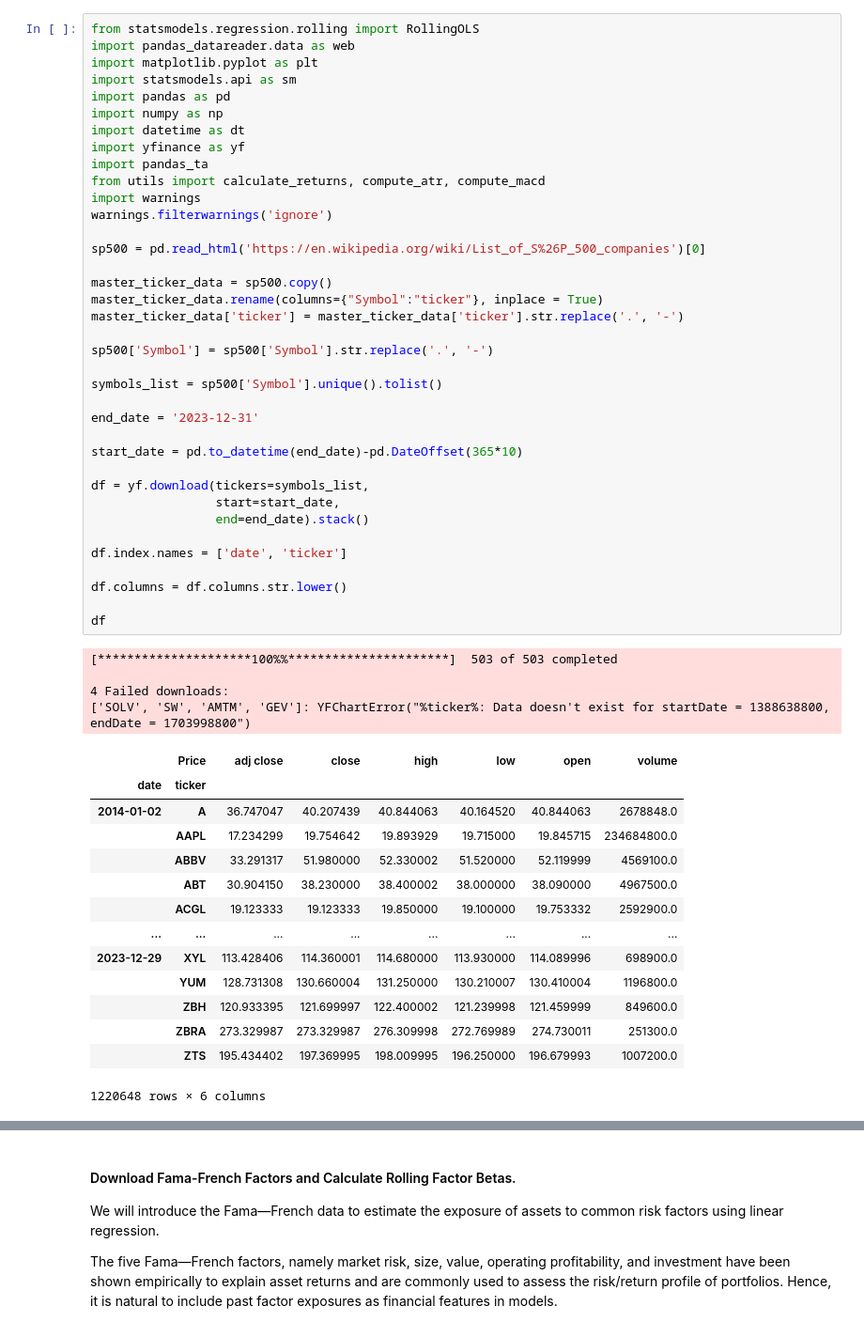
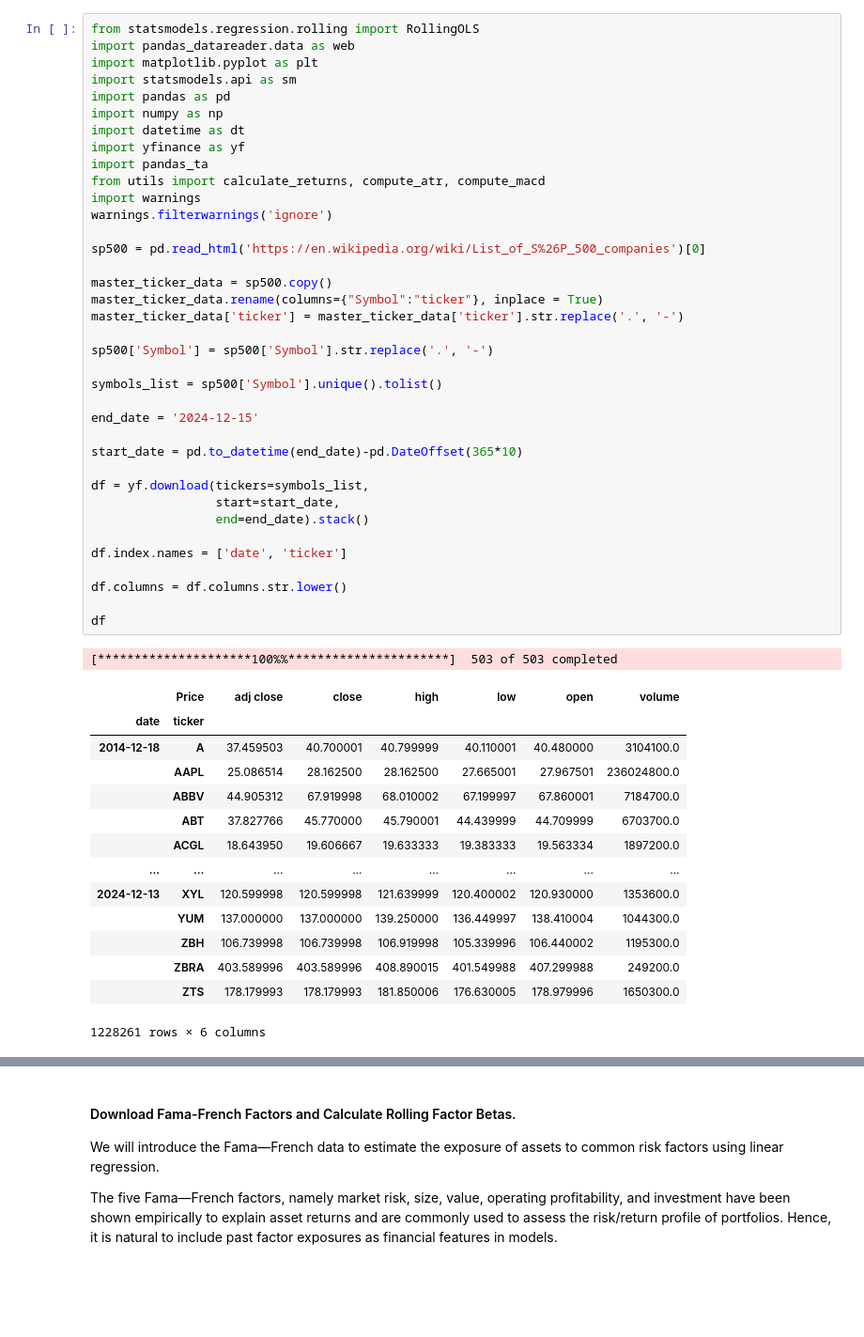
Before and after one commit to FedeScenna/Tabular-LLM-RAG-Finance, a Jupyter notebook: 0_price_data.ipynb, the cells around one changed output, grey strips where cells are left out. Shown at 94% size. Saved outputs shown, nothing was run; the diff lists cells and outputs as text; blank space fills up the shorter version.

Commit message:
new data

```diff
--- a/0_price_data.ipynb
+++ b/0_price_data.ipynb
@@ -11,49 +11,46 @@ import pandas_ta
 from utils import calculate_returns, compute_atr, compute_macd
 import warnings
 warnings.filterwarnings('ignore')
 
 sp500 = pd.read_html('https://en.wikipedia.org/wiki/List_of_S%26P_500_companies')[0]
 
 master_ticker_data = sp500.copy()
 master_ticker_data.rename(columns={"Symbol":"ticker"}, inplace = True)
 master_ticker_data['ticker'] = master_ticker_data['ticker'].str.replace('.', '-')
 
 sp500['Symbol'] = sp500['Symbol'].str.replace('.', '-')
 
 symbols_list = sp500['Symbol'].unique().tolist()
 
-end_date = '2023-12-31'
+end_date = '2024-12-15'
 
 start_date = pd.to_datetime(end_date)-pd.DateOffset(365*10)
 
 df = yf.download(tickers=symbols_list,
                  start=start_date,
                  end=end_date).stack()
 
 df.index.names = ['date', 'ticker']
 
 df.columns = df.columns.str.lower()
 
 df
 # %% [output]
 [*********************100%%**********************]  503 of 503 completed
-
-4 Failed downloads:
-['SOLV', 'SW', 'AMTM', 'GEV']: YFChartError("%ticker%: Data doesn't exist for startDate = 1388638800, endDate = 1703998800")
 |  | Price | adj close | close | high | low | open | volume |
 | date | ticker |  |  |  |  |  |  |
-| 2014-01-02 | A | 36.747047 | 40.207439 | 40.844063 | 40.164520 | 40.844063 | 2678848.0 |
-|  | AAPL | 17.234299 | 19.754642 | 19.893929 | 19.715000 | 19.845715 | 234684800.0 |
-|  | ABBV | 33.291317 | 51.980000 | 52.330002 | 51.520000 | 52.119999 | 4569100.0 |
-|  | ABT | 30.904150 | 38.230000 | 38.400002 | 38.000000 | 38.090000 | 4967500.0 |
-|  | ACGL | 19.123333 | 19.123333 | 19.850000 | 19.100000 | 19.753332 | 2592900.0 |
+| 2014-12-18 | A | 37.459503 | 40.700001 | 40.799999 | 40.110001 | 40.480000 | 3104100.0 |
+|  | AAPL | 25.086514 | 28.162500 | 28.162500 | 27.665001 | 27.967501 | 236024800.0 |
+|  | ABBV | 44.905312 | 67.919998 | 68.010002 | 67.199997 | 67.860001 | 7184700.0 |
+|  | ABT | 37.827766 | 45.770000 | 45.790001 | 44.439999 | 44.709999 | 6703700.0 |
+|  | ACGL | 18.643950 | 19.606667 | 19.633333 | 19.383333 | 19.563334 | 1897200.0 |
 | ... | ... | ... | ... | ... | ... | ... | ... |
-| 2023-12-29 | XYL | 113.428406 | 114.360001 | 114.680000 | 113.930000 | 114.089996 | 698900.0 |
-|  | YUM | 128.731308 | 130.660004 | 131.250000 | 130.210007 | 130.410004 | 1196800.0 |
-|  | ZBH | 120.933395 | 121.699997 | 122.400002 | 121.239998 | 121.459999 | 849600.0 |
-|  | ZBRA | 273.329987 | 273.329987 | 276.309998 | 272.769989 | 274.730011 | 251300.0 |
-|  | ZTS | 195.434402 | 197.369995 | 198.009995 | 196.250000 | 196.679993 | 1007200.0 |
+| 2024-12-13 | XYL | 120.599998 | 120.599998 | 121.639999 | 120.400002 | 120.930000 | 1353600.0 |
+|  | YUM | 137.000000 | 137.000000 | 139.250000 | 136.449997 | 138.410004 | 1044300.0 |
+|  | ZBH | 106.739998 | 106.739998 | 106.919998 | 105.339996 | 106.440002 | 1195300.0 |
+|  | ZBRA | 403.589996 | 403.589996 | 408.890015 | 401.549988 | 407.299988 | 249200.0 |
+|  | ZTS | 178.179993 | 178.179993 | 181.850006 | 176.630005 | 178.979996 | 1650300.0 |
-1220648 rows × 6 columns
+1228261 rows × 6 columns
 # %%
 df['garman_klass_vol'] = ((np.log(df['high'])-np.log(df['low']))**2)/2-(2*np.log(2)-1)*((np.log(df['adj close'])-np.log(df['open']))**2)
 
```
Also changed, not shown: parts of 8 cells of this notebook, 3 other files.
